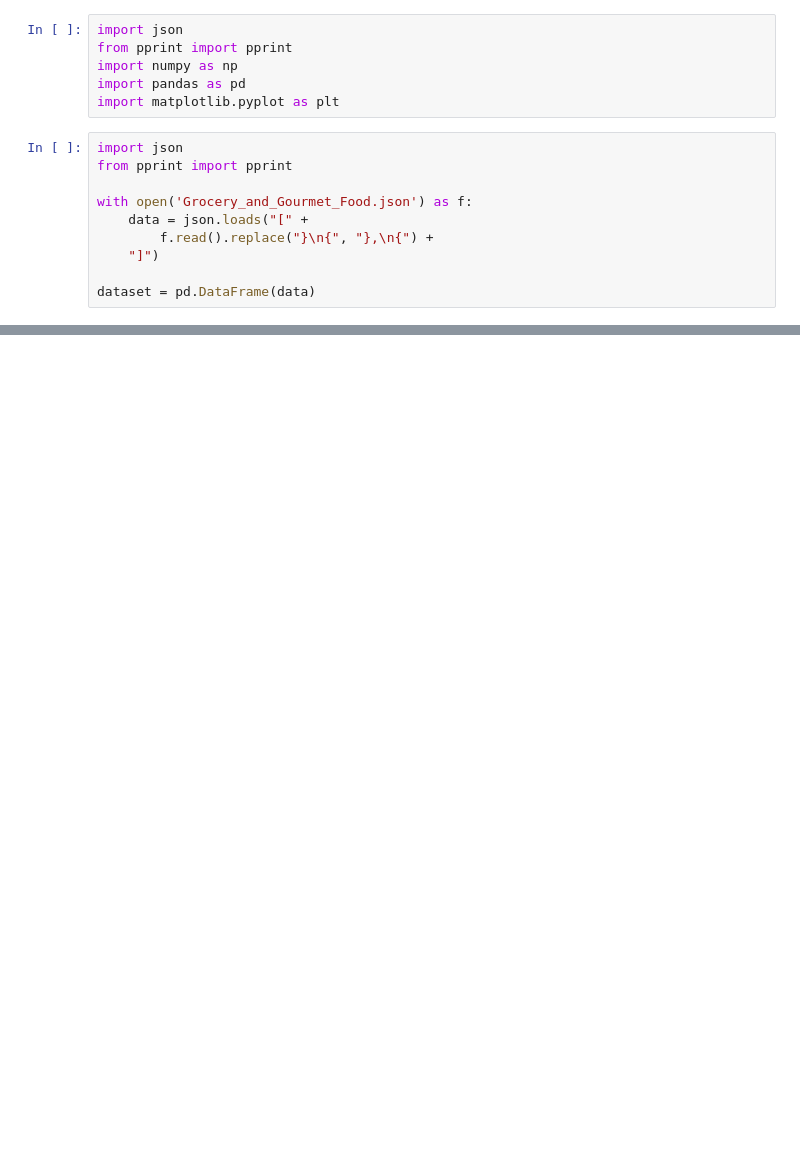
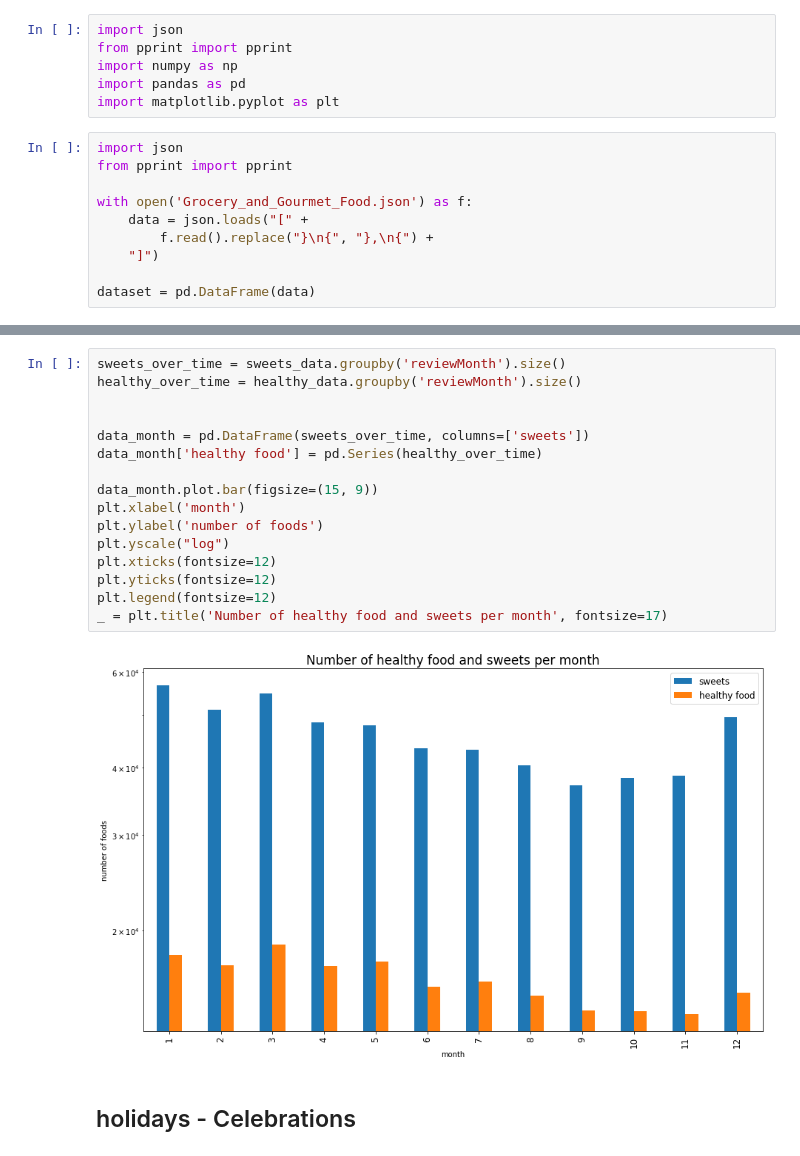
Before and after one commit to JulesssG/ADA-project, a Jupyter notebook: cleaning-trends.ipynb, the cells around one changed output, grey strips where cells are left out. Saved outputs shown, nothing was run; the diff lists cells and outputs as text; blank space fills up the shorter version.

```diff
--- a/cleaning-trends.ipynb
+++ b/cleaning-trends.ipynb
@@ -145,0 +124,20 @@ data_days.head()
+# %%
+sweets_over_time = sweets_data.groupby('reviewMonth').size()
+healthy_over_time = healthy_data.groupby('reviewMonth').size()
+
+
+data_month = pd.DataFrame(sweets_over_time, columns=['sweets'])
+data_month['healthy food'] = pd.Series(healthy_over_time)
+
+data_month.plot.bar(figsize=(15, 9))
+plt.xlabel('month')
+plt.ylabel('number of foods')
+plt.yscale("log")
+plt.xticks(fontsize=12)
+plt.yticks(fontsize=12)
+plt.legend(fontsize=12)
+_ = plt.title('Number of healthy food and sweets per month', fontsize=17)
+# %% [output]
+[figure, added]
+# %% [markdown]
+## holidays - Celebrations
```
Also changed, not shown: parts of 39 cells of this notebook.
